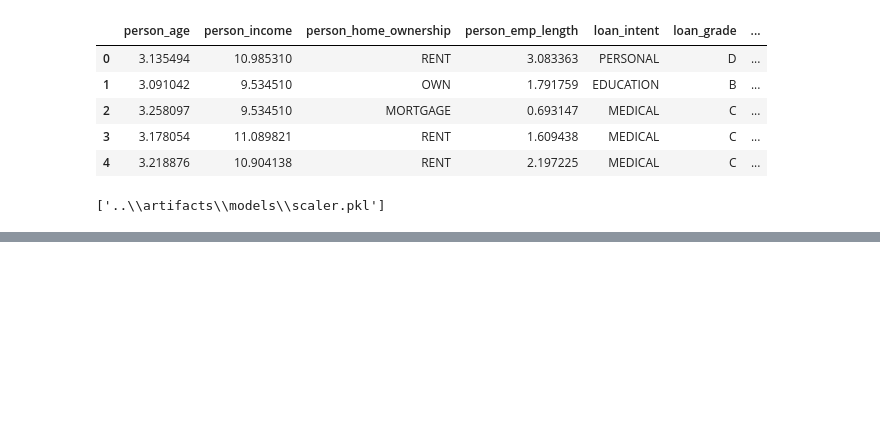
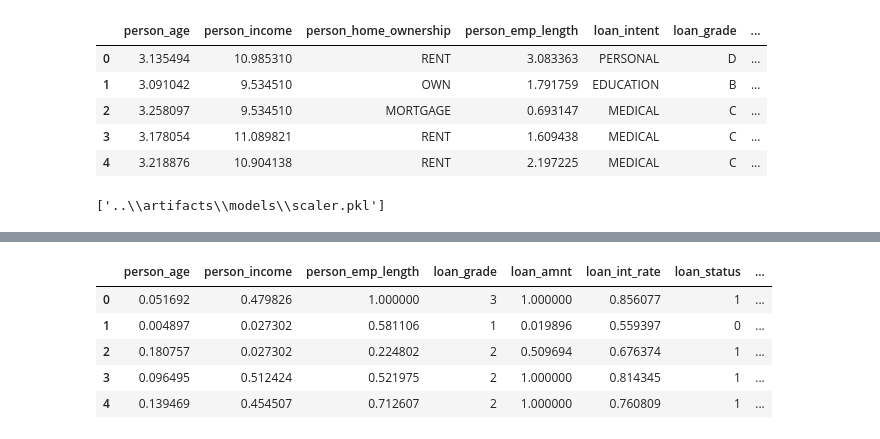
Before and after one commit to Sudarsan0005/FinBot, a Jupyter notebook: notebook/Feature_Engineering.ipynb, the cells around one changed output, grey strips where cells are left out. Cells and saved outputs as stored; diff of their text form; code cells hidden in the pictures; blank space fills up the shorter version.

```diff
--- a/notebook/Feature_Engineering.ipynb
+++ b/notebook/Feature_Engineering.ipynb
@@ -124,0 +203,2 @@ joblib.dump(scaler,r'..\artifacts\models\scaler.pkl')
+# %%
+df_minmax_scaled['cb_person_default_on_file'] = cat_exp_df['cb_person_default_on_file']
@@ -124,0 +218,15 @@ joblib.dump(scaler,r'..\artifacts\models\scaler.pkl')
+# %%
+
+df_minmax_scaled['loan_grade'] = cat_exp_df['loan_grade']
+# %%
+df_minmax_scaled = df_minmax_scaled.drop(columns=['person_home_ownership', 'loan_intent'])
+df_minmax_scaled = pd.concat([df_minmax_scaled.reset_index(drop=True), encoded_df], axis=1)
+# %%
+df_minmax_scaled.head()
+# %% [output]
+|  | person_age | person_income | person_emp_length | loan_grade | loan_amnt | loan_int_rate | loan_status | ... |
+| 0 | 0.051692 | 0.479826 | 1.000000 | 3 | 1.000000 | 0.856077 | 1 | ... |
+| 1 | 0.004897 | 0.027302 | 0.581106 | 1 | 0.019896 | 0.559397 | 0 | ... |
+| 2 | 0.180757 | 0.027302 | 0.224802 | 2 | 0.509694 | 0.676374 | 1 | ... |
+| 3 | 0.096495 | 0.512424 | 0.521975 | 2 | 1.000000 | 0.814345 | 1 | ... |
+| 4 | 0.139469 | 0.454507 | 0.712607 | 2 | 1.000000 | 0.760809 | 1 | ... |
```
Also changed, not shown: parts of 29 cells of this notebook, 8 other files.
